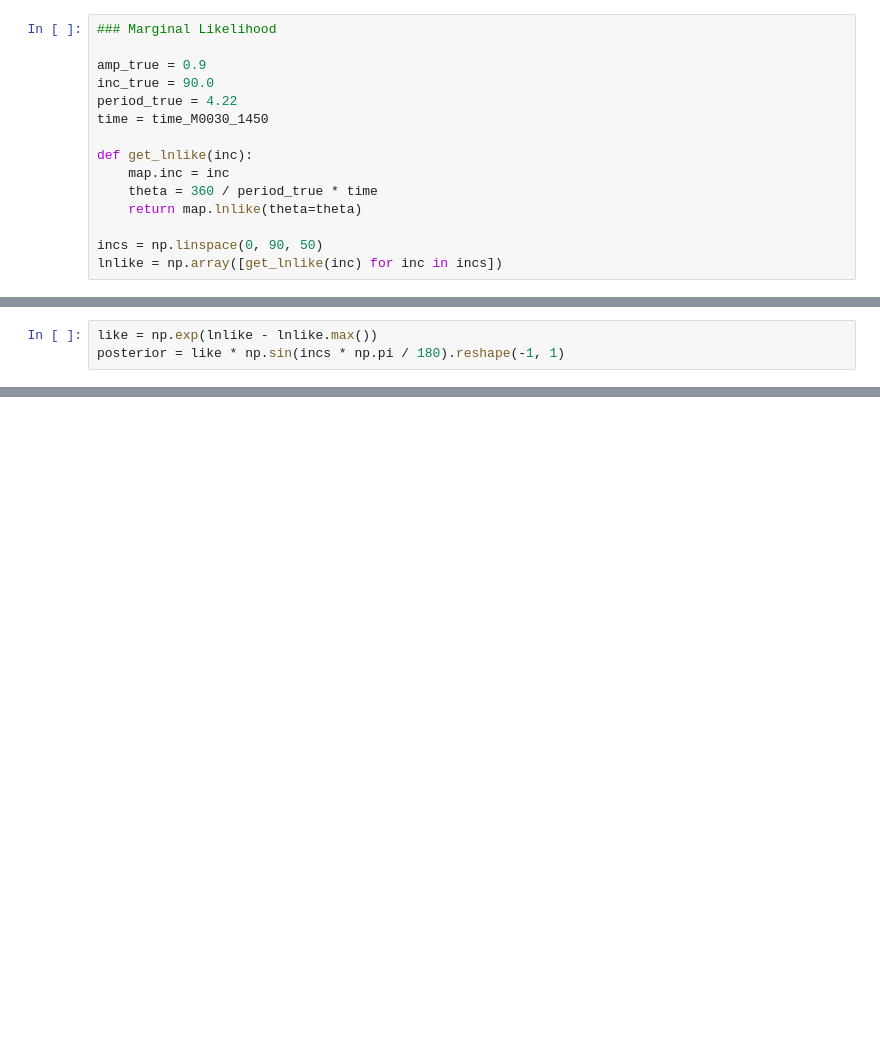
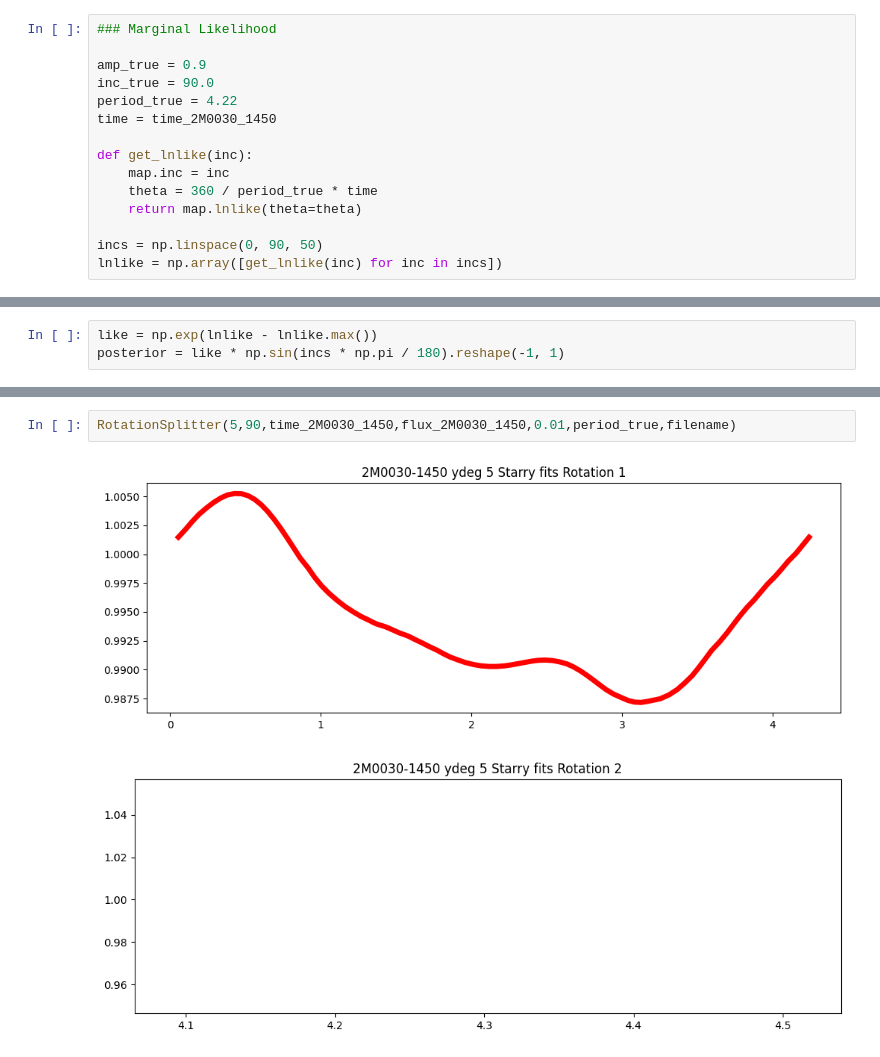
Before and after one commit to MohammadRefat23/StarryAtmospheres, a Jupyter notebook: 2M0030-1450.ipynb, the cells around one changed output, grey strips where cells are left out. Drawn from its saved outputs; the diff is of its cells as text; blank space fills up the shorter version.

```diff
--- a/2M0030-1450.ipynb
+++ b/2M0030-1450.ipynb
@@ -121,7 +112,7 @@ plt.savefig("M0030_1450_LightCurve.jpg")
 amp_true = 0.9
 inc_true = 90.0
 period_true = 4.22
-time = time_M0030_1450
+time = time_2M0030_1450
 
 def get_lnlike(inc):
     map.inc = inc
@@ -245,0 +263,5 @@ fluxfitted_M0030_1450_rot4 = []
+# %%
+RotationSplitter(5,90,time_2M0030_1450,flux_2M0030_1450,0.01,period_true,filename)
+# %% [output]
+[figure, added]
+[figure, added]
```
Also changed, not shown: parts of 27 cells of this notebook, 7 other files.
